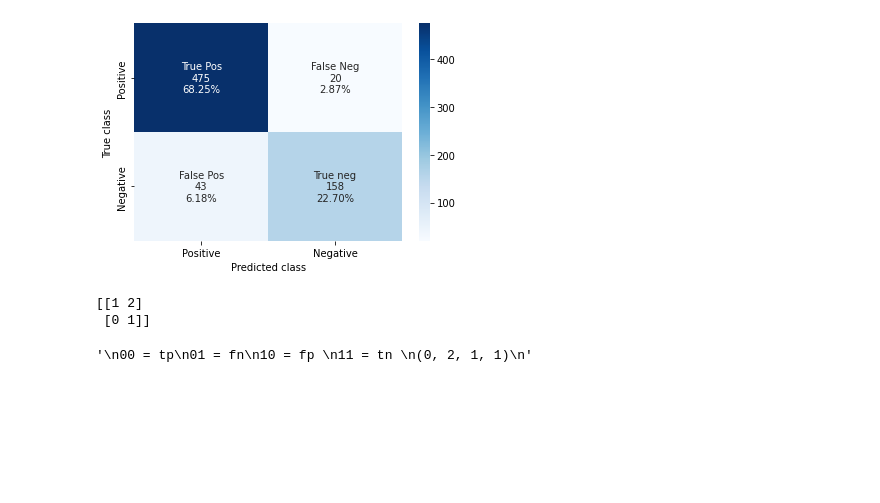
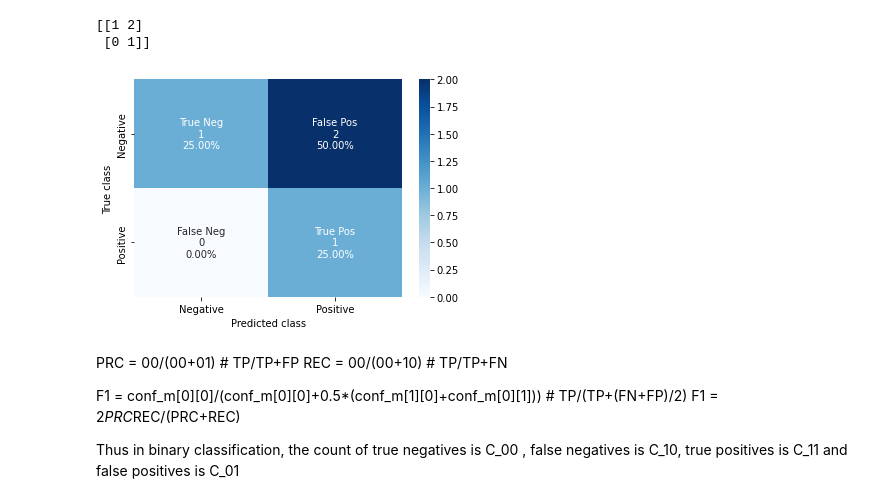
Before and after one commit to alejandroborj/heterogeneous-data, a Jupyter notebook: code/WSI/plots.ipynb, the cells around one changed output. Cells and saved outputs as stored; diff of their text form; code cells hidden in the pictures; blank space fills up the shorter version.

```diff
--- a/code/WSI/plots.ipynb
+++ b/code/WSI/plots.ipynb
@@ -119,0 +104,10 @@ ejemplo_9
+# %%
+conf = np.array([[475,        20],
+                [43,         158]])
+
+MODEL_NAME = "ejemplo0"
+
+acc_df = pd.read_csv(f"{direc}/model_{MODEL_NAME}.log",
+                            names=["MODEL_NAME", "TIME", "ACC", "LOSS", "CONF_M", "VAL_PRC", "VAL_ACC", "VAL_LOSS", "VAL_CONF_M", "VAL_REC"])
+
+conf = acc_df["CONF_M"]#[0]
@@ -120,16 +118,14 @@ ejemplo_9
 # %%
 direc = "FT_DATAUG_BUENO"
 
-def evaluate(direc, MODEL_NAMES):
+
+def evaluate(direc, MODEL_NAMES, conf):
 
     fig, ax = plt.subplots()
 
-    conf = np.array([[475,        20],
-                    [43,         158]])
+    lab = ["Negative", "Positive"]
 
-    lab = ["Positive", "Negative"]
-
-    group_names = ['True Pos','False Neg','False Pos','True neg']
+    group_names = ['True Neg','False Pos','False Neg','True Pos']
     group_counts = ["{0:0.0f}".format(value) for value in conf.flatten()]
     group_percentages = ["{0:.2%}".format(value) for value in conf.flatten()/np.sum(conf)]
     labels = [f"{v1}\n{v2}\n{v3}" for v1, v2, v3 in zip(group_names,group_counts,group_percentages)]
@@ -144,23 +140,31 @@ def evaluate(direc, MODEL_NAMES):
     ax.set_ylabel("True class")
 
     fig.savefig(f"conf_matrix_{direc}.pdf")
-
-
-evaluate(direc, MODEL_NAMES)
-# %% [output]
-[figure, removed]
 # %%
 from sklearn.metrics import confusion_matrix
 x=confusion_matrix([0, 1, 0, 0], [1, 1, 1, 0])
 print(x) # TRUE, PRED por lo que filas => TRUE CLASS y columnas => PREDICTED CLASS
 '''
-00 = tp
-01 = fn ?fp
-10 = fp ?fn
-11 = tn
+00 = TP
+01 = FP
+10 = FN
+11 = TN
 (0, 2, 1, 1)
 '''
+
+MODEL_NAMES = ""
+
+evaluate(direc, MODEL_NAMES, x)
 # %% [output]
 [[1 2]
  [0 1]]
-'\n00 = tp\n01 = fn\n10 = fp \n11 = tn \n(0, 2, 1, 1)\n'
+[figure, added]
+# %% [markdown]
+PRC = 00/(00+01) # TP/TP+FP
+REC = 00/(00+10) # TP/TP+FN
+
+F1 = conf_m[0][0]/(conf_m[0][0]+0.5*(conf_m[1][0]+conf_m[0][1])) # TP/(TP+(FN+FP)/2)
+F1 = 2*PRC*REC/(PRC+REC)
+
+
+Thus in binary classification, the count of true negatives is C_00 , false negatives is C_10, true positives is C_11 and false positives is C_01
```
Also changed, not shown: parts of 2 cells of this notebook, 39 other files.
